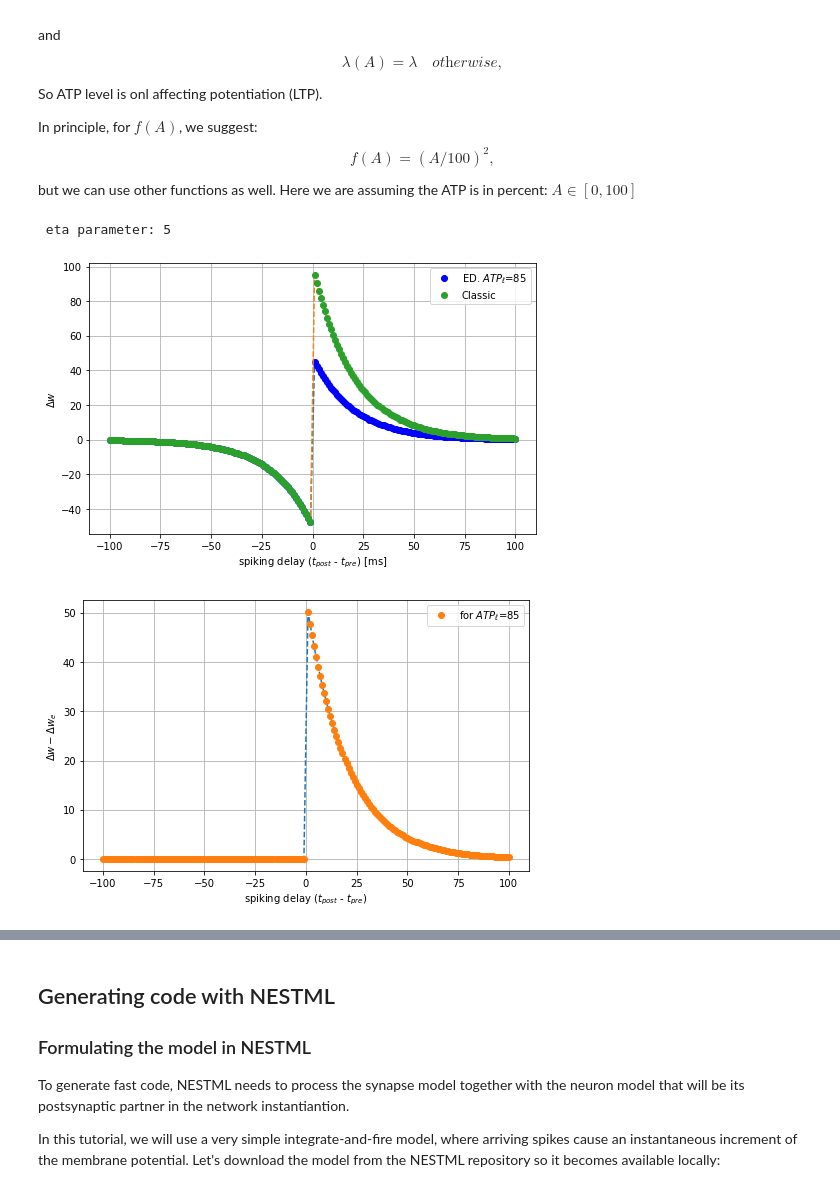
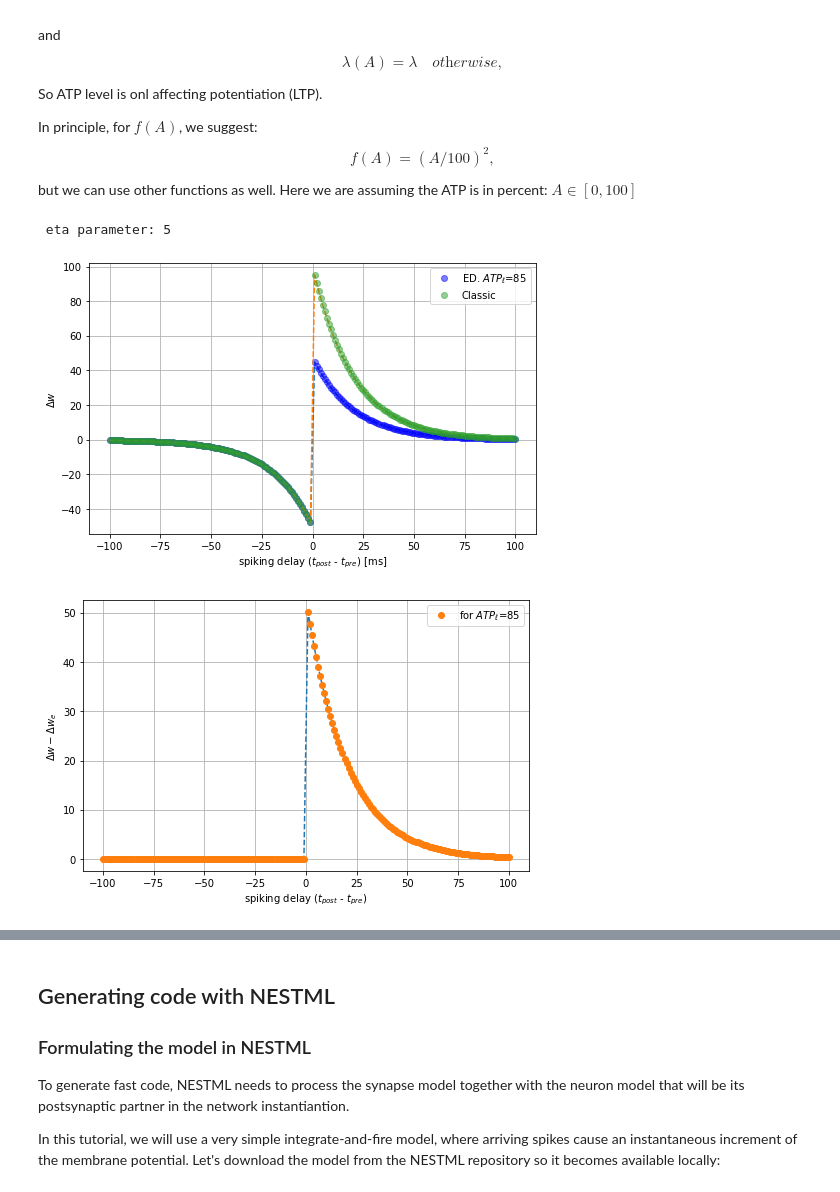
Before and after one commit to Wiss/nestml, a Jupyter notebook: ehp/three_factor_lr/ed_stdp_complete.ipynb, the cells around one changed output, grey strips where cells are left out. Cells and saved outputs as stored; diff of their text form; code cells hidden in the pictures.

```diff
--- a/ehp/three_factor_lr/ed_stdp_complete.ipynb
+++ b/ehp/three_factor_lr/ed_stdp_complete.ipynb
@@ -277,7 +277,7 @@ but we can use other functions as well. Here we are assuming the ATP is in perce
 # %%
 #delta_t = t_o - t_i
 verbose = False
-eta = 5
+eta = 20
 exponential = True
 def stdp_ATP(ATP = 100,
             delta_t = delta_t,
@@ -327,33 +327,33 @@ def stdp_ATP(ATP = 100,
 # %%
 print(f" eta parameter: {eta}")
 plt.figure(figsize=(8, 5))
 # ed stdp
 ATP_LEVEL = 85
 w_all_ed, d_w_tot_ed = stdp_ATP(ATP=ATP_LEVEL, verbose=False)
 plt.plot(delta_t, d_w_tot_ed, "--")
-plt.plot(delta_t, d_w_tot_ed, "ob", label=f"ED. $ATP_\ell$={ATP_LEVEL}")
+plt.plot(delta_t, d_w_tot_ed, "ob", label=f"ED. $ATP_\ell$={ATP_LEVEL}", alpha=0.5)
 # classic atp
 plt.plot(delta_t, d_w_tot, "--")
-plt.plot(delta_t, d_w_tot, "o", label="Classic")
+plt.plot(delta_t, d_w_tot, "o", label="Classic", alpha=0.5)
 plt.xlabel("spiking delay ($t_{post}$ - $t_{pre}$) [ms]")
 plt.ylabel(r"$\Delta w$ ")
 plt.legend()
 plt.grid()
 
 # classic stdp - ed_stdp
 diff = [] # classic stdp - ed stdp
 for n, ele in enumerate(d_w_tot):
     diff.append(d_w_tot[n] - d_w_tot_ed[n])
 
 plt.figure(figsize=(8, 5))
 plt.plot(delta_t, diff, "--")
 plt.plot(delta_t, diff, "o", label=f"for $ATP_\ell$={ATP_LEVEL}")
 plt.xlabel("spiking delay ($t_{post}$ - $t_{pre}$)")
 plt.ylabel(r"$\Delta w - \Delta w_{e}$ ")
 plt.legend()
 plt.grid()
 # %% [output]
  eta parameter: 5
-[figure, old version]
+[figure, new version]
 [figure]
 # %%
```
Also changed, not shown: parts of 6 cells of this notebook, 1 other file.
